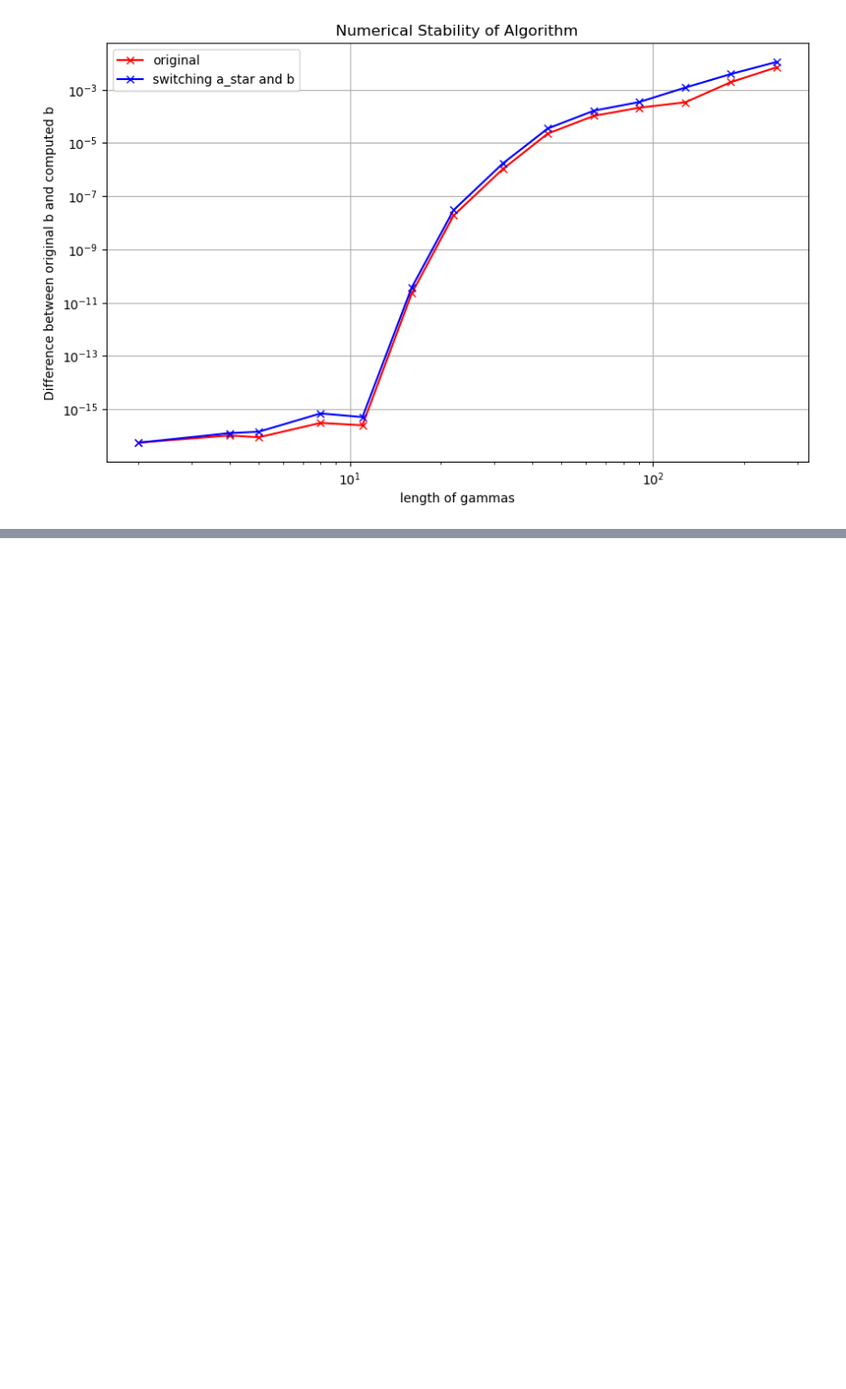
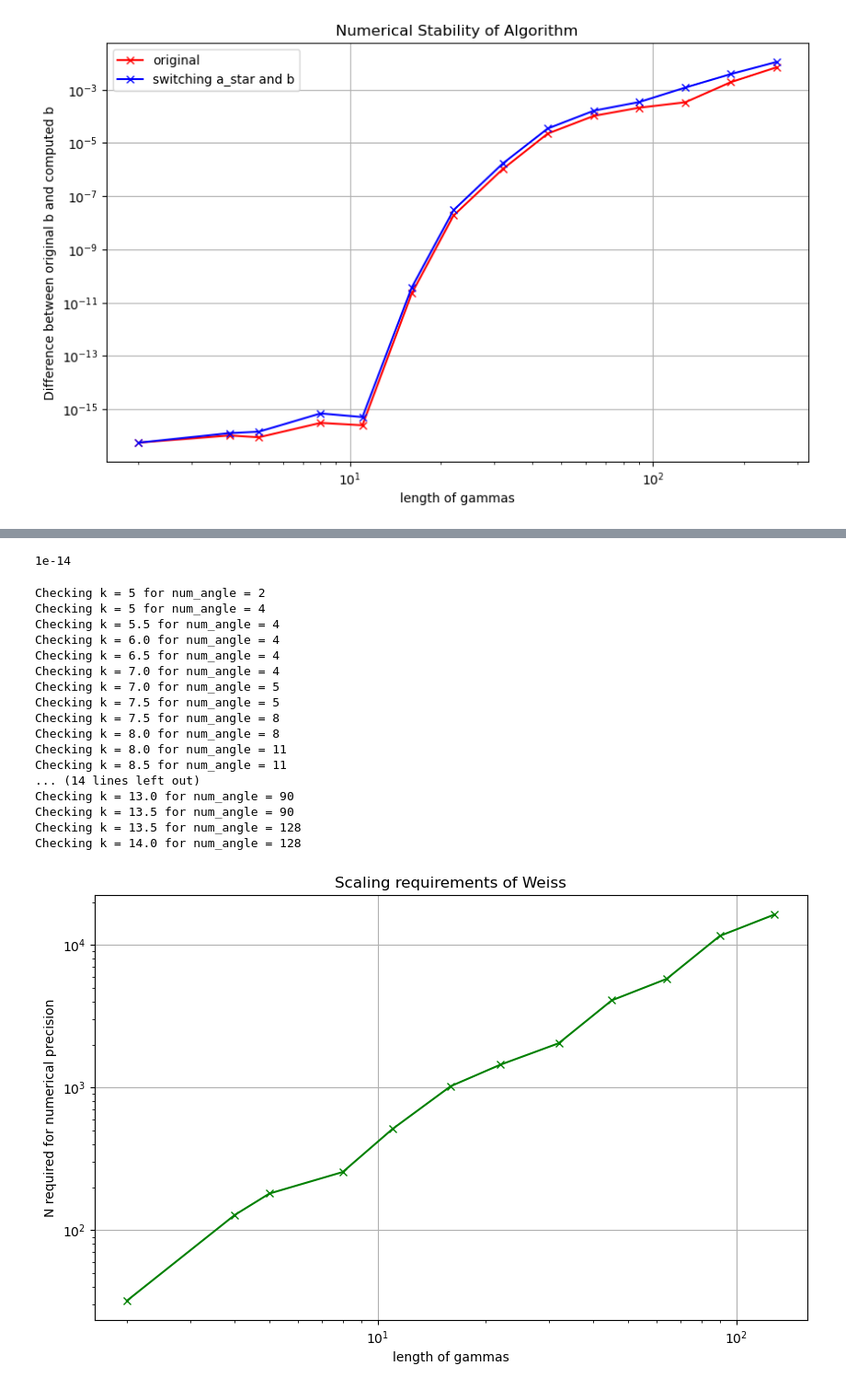
Before and after one commit to qsppack/pyqsppack, a Jupyter notebook: num_stab_nlft.ipynb, the cells around one changed output, grey strips where cells are left out. Shown at 92% size. Saved outputs shown, nothing was run; the diff lists cells and outputs as text; code cells hidden in the pictures; blank space fills up the shorter version.

```diff
--- a/num_stab_nlft.ipynb
+++ b/num_stab_nlft.ipynb
@@ -240,0 +274,53 @@ ValueError: operands could not be broadcast together with shapes (5,) (7,)
+# %%
+1e-14
+# %% [output]
+1e-14
+# %%
+# Define the range for num_angle
+num_angle_values = (2**(np.arange(3, 15)/2)).astype(int)
+Nvals = []
+k = 5
+
+# Loop over each num_angle value
+for num_angle in num_angle_values:
+    norm_value = 1
+    while norm_value > 1e-15:
+        N = int(2**k)
+        print("Checking k = {} for num_angle = {}".format(k, num_angle))
+        b = np.random.rand(num_angle)
+        b /= (np.sum(np.abs(b)) + 0.1)
+        a_star = nlfa.weiss(b, N)
+        gammas, _, _ = nlfa.inverse_nonlinear_FFT(a_star, b)
+        arr = forward_nonlinear_FFT(gammas)[1]
+        norm_value = np.linalg.norm(b - arr)
+        if norm_value > 1e-15:
+            k += 0.5
+    Nvals.append(N)
+
+# Plot the results
+plt.figure(figsize=(10, 6))
+plt.loglog(num_angle_values, Nvals, 'x-', color='green')
+plt.xlabel('length of gammas')
+plt.ylabel('N required for numerical precision')
+plt.title('Scaling requirements of Weiss')
+plt.grid(True)
+plt.savefig("weiss_req.svg")
+# %% [output]
+Checking k = 5 for num_angle = 2
+Checking k = 5 for num_angle = 4
+Checking k = 5.5 for num_angle = 4
+Checking k = 6.0 for num_angle = 4
+Checking k = 6.5 for num_angle = 4
+Checking k = 7.0 for num_angle = 4
+Checking k = 7.0 for num_angle = 5
+Checking k = 7.5 for num_angle = 5
+Checking k = 7.5 for num_angle = 8
+Checking k = 8.0 for num_angle = 8
+Checking k = 8.0 for num_angle = 11
+Checking k = 8.5 for num_angle = 11
+... (14 lines left out)
+Checking k = 13.0 for num_angle = 90
+Checking k = 13.5 for num_angle = 90
+Checking k = 13.5 for num_angle = 128
+Checking k = 14.0 for num_angle = 128
+[figure, added]
```
Also changed, not shown: parts of 2 cells of this notebook, 2 other files.
